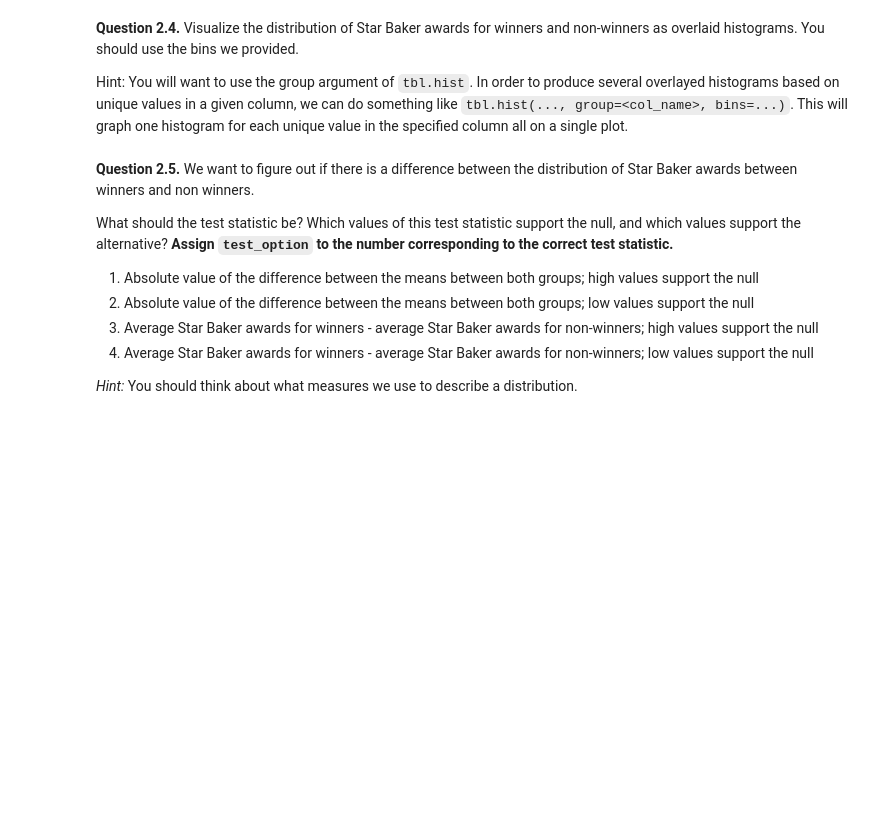
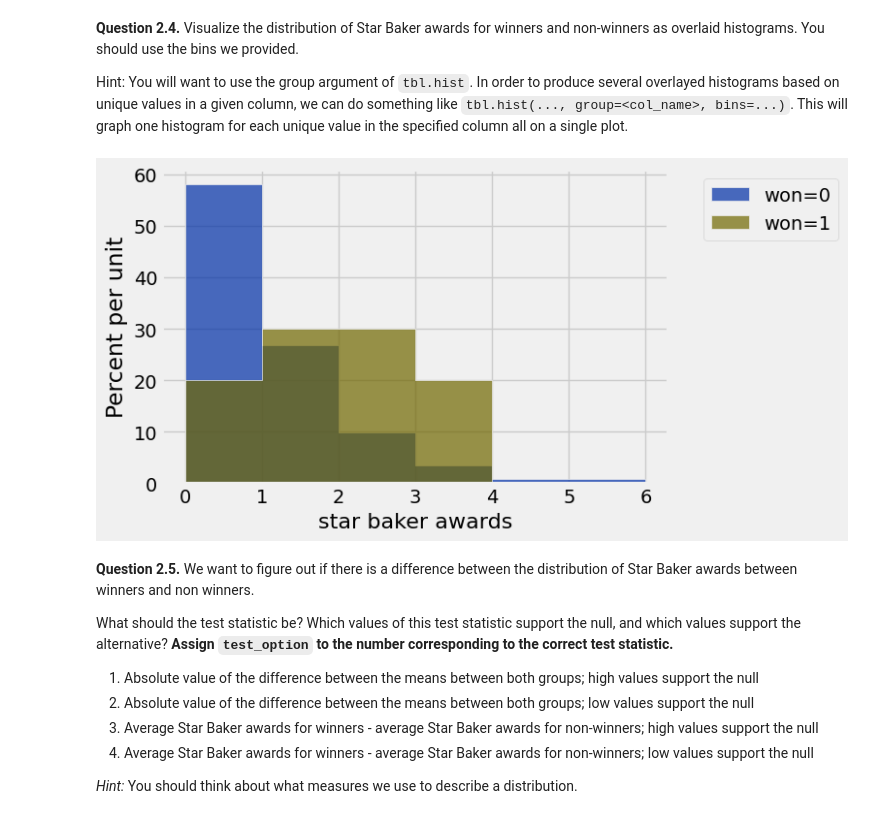
Before and after one commit to cplahn/cplahn_DATA_Fall, a Jupyter notebook: lab07/lab07.ipynb, the cells around one changed output. Saved outputs shown, nothing was run; the diff lists cells and outputs as text; code cells hidden in the pictures; blank space fills up the shorter version.

```diff
--- a/lab07/lab07.ipynb
+++ b/lab07/lab07.ipynb
@@ -79,7 +79,9 @@ q2_3 results: All test cases passed!
 Hint: You will want to use the group argument of `tbl.hist`. In order to produce several overlayed histograms based on unique values in a given column, we can do something like `tbl.hist(..., group=<col_name>, bins=...)`. This will graph one histogram for each unique value in the specified column all on a single plot.
 # %%
 useful_bins = np.arange(0, 7)
-...
+bakers.hist('star baker awards', group='won', bins=useful_bins)
+# %% [output]
+[figure, added]
 # %% [markdown]
 **Question 2.5.** We want to figure out if there is a difference between the distribution of Star Baker awards between winners and non winners.
 
```
Also changed, not shown: parts of 10 cells of this notebook, 2 other files.
